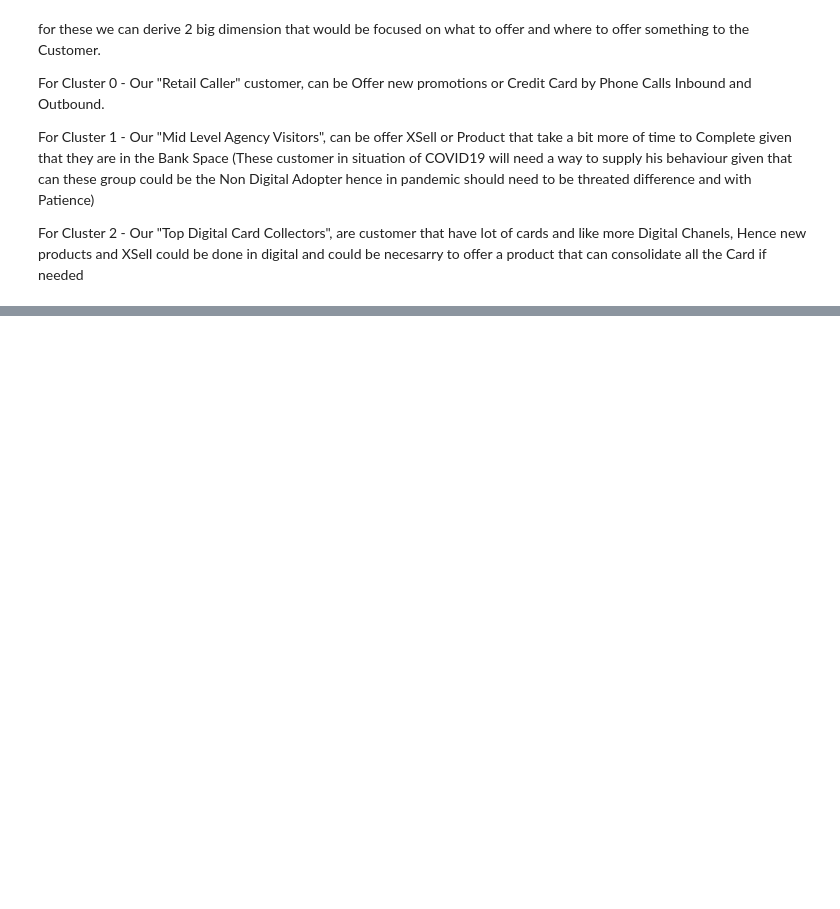
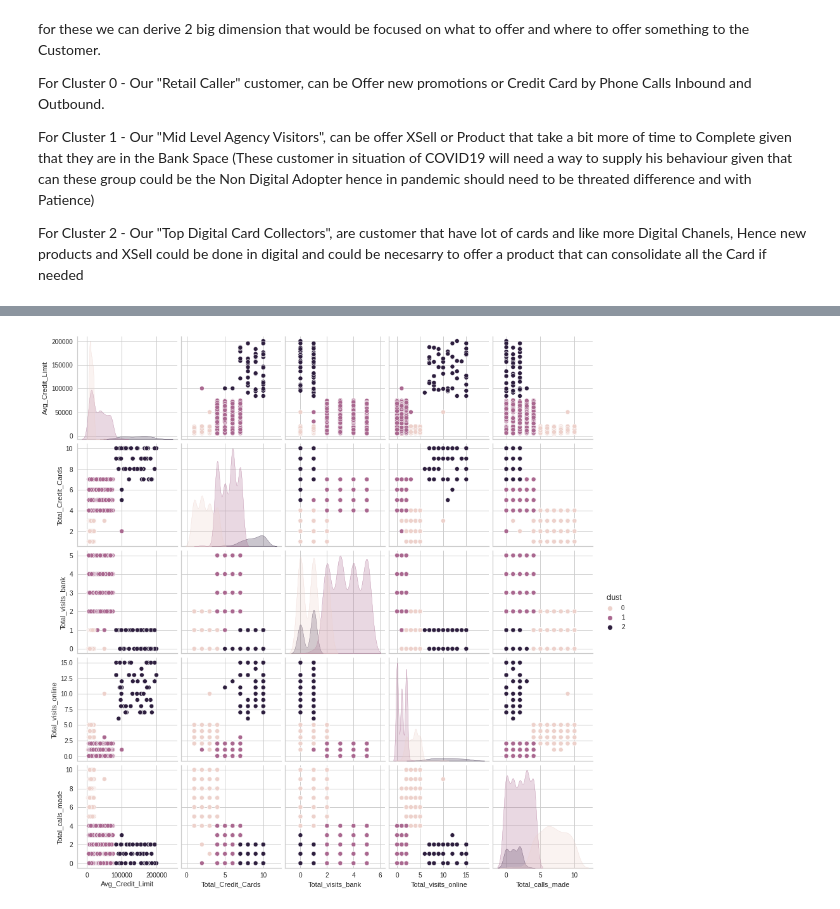
Before and after one commit to rafael-ariascalles/MachineLearningExamples, a Jupyter notebook: Clustering_Cards.ipynb, the cells around one changed output, grey strips where cells are left out. Cells and saved outputs as stored; diff of their text form; code cells hidden in the pictures; blank space fills up the shorter version.

```diff
--- a/Clustering_Cards.ipynb
+++ b/Clustering_Cards.ipynb
@@ -545,0 +551,5 @@ For Cluster 2 - Our "Top Digital Card Collectors", are customer that have lot of
+# %%
+sns.pairplot(data_clustered.drop(["hclust"],1),hue="clust")
+plt.show()
+# %% [output]
+[figure, added]
```
Also changed, not shown: parts of 1 cell of this notebook.
